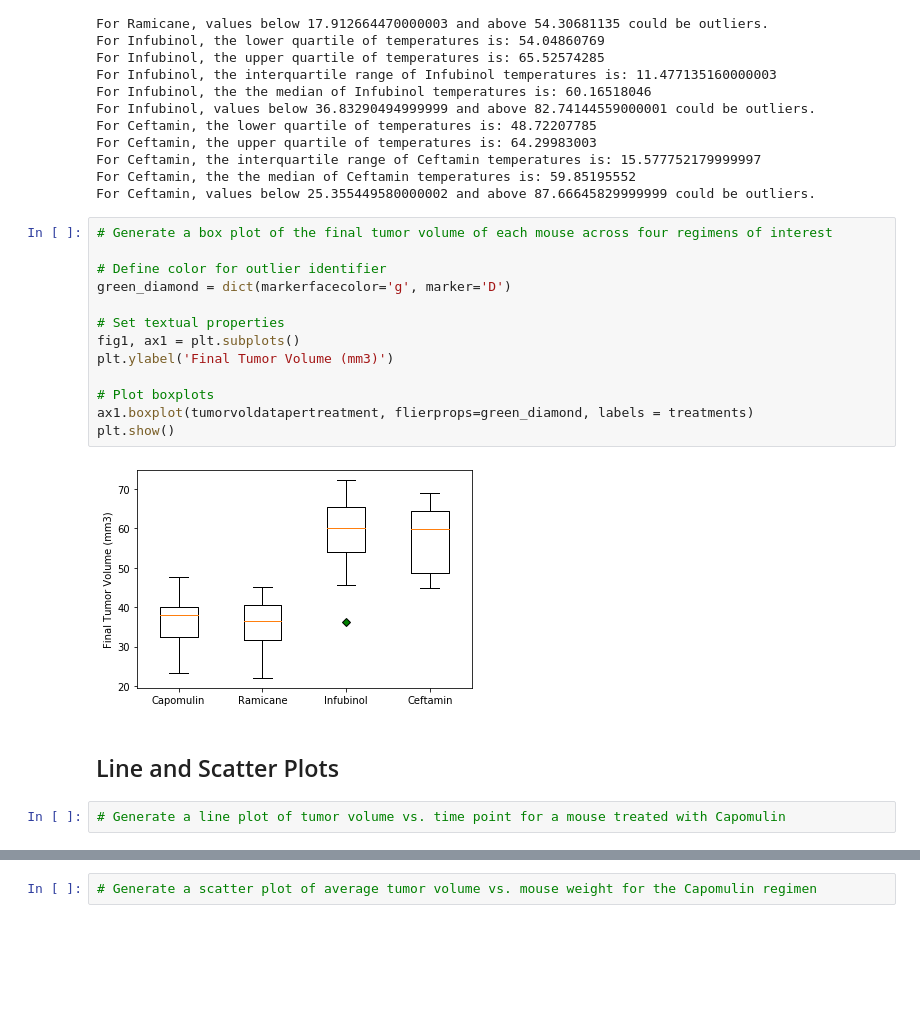
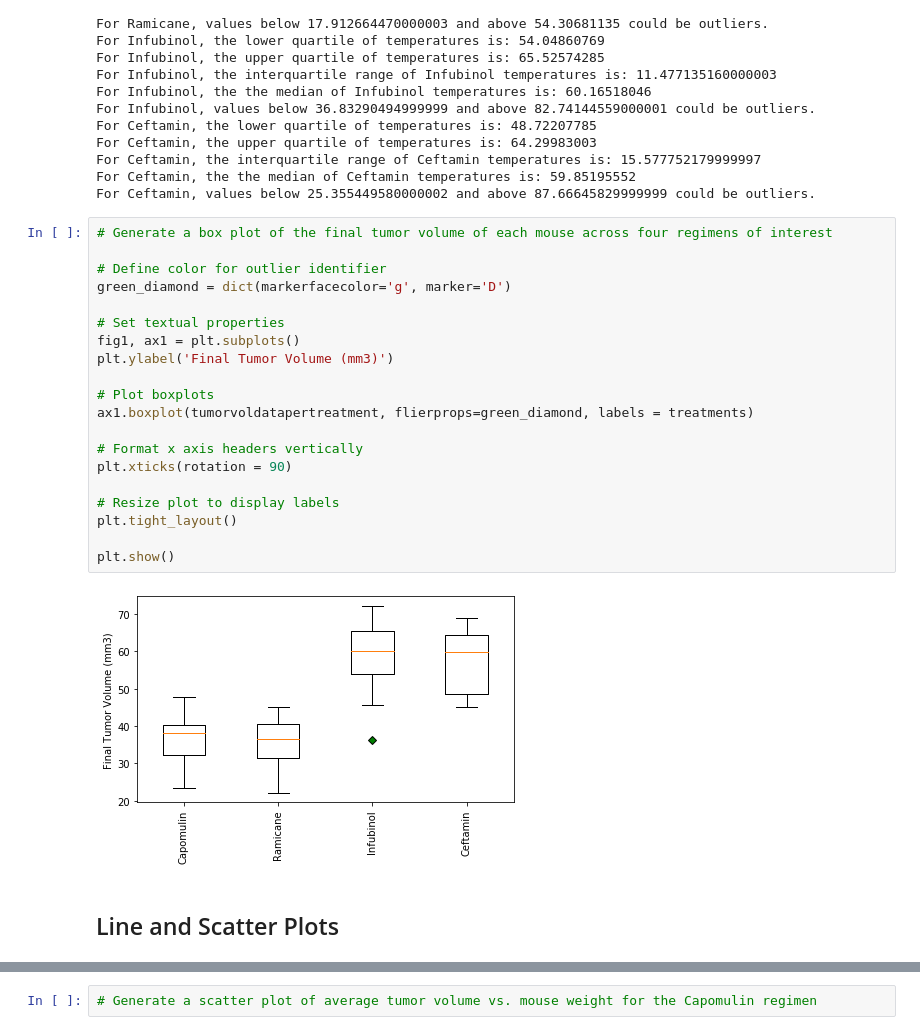
Before and after one commit to SidDas8/matplotlib-challenge, a Jupyter notebook: Pymaceuticals/pymaceuticals_starter.ipynb, the cells around one changed output, grey strips where cells are left out. Cells and saved outputs as stored; diff of their text form; blank space fills up the shorter version.

```diff
--- a/Pymaceuticals/pymaceuticals_starter.ipynb
+++ b/Pymaceuticals/pymaceuticals_starter.ipynb
@@ -356,19 +356,24 @@ For Ceftamin, values below 25.355449580000002 and above 87.66645829999999 could
 # %%
 # Generate a box plot of the final tumor volume of each mouse across four regimens of interest
 
 # Define color for outlier identifier
 green_diamond = dict(markerfacecolor='g', marker='D')
 
 # Set textual properties
 fig1, ax1 = plt.subplots()
 plt.ylabel('Final Tumor Volume (mm3)')
 
 # Plot boxplots
 ax1.boxplot(tumorvoldatapertreatment, flierprops=green_diamond, labels = treatments)
+
+# Format x axis headers vertically
+plt.xticks(rotation = 90)
+
+# Resize plot to display labels
+plt.tight_layout()
+
 plt.show()
 # %% [output]
-[figure, old version]
+[figure, new version]
 # %% [markdown]
 ## Line and Scatter Plots
-# %%
-# Generate a line plot of tumor volume vs. time point for a mouse treated with Capomulin
```
Also changed, not shown: parts of 1 cell of this notebook.
